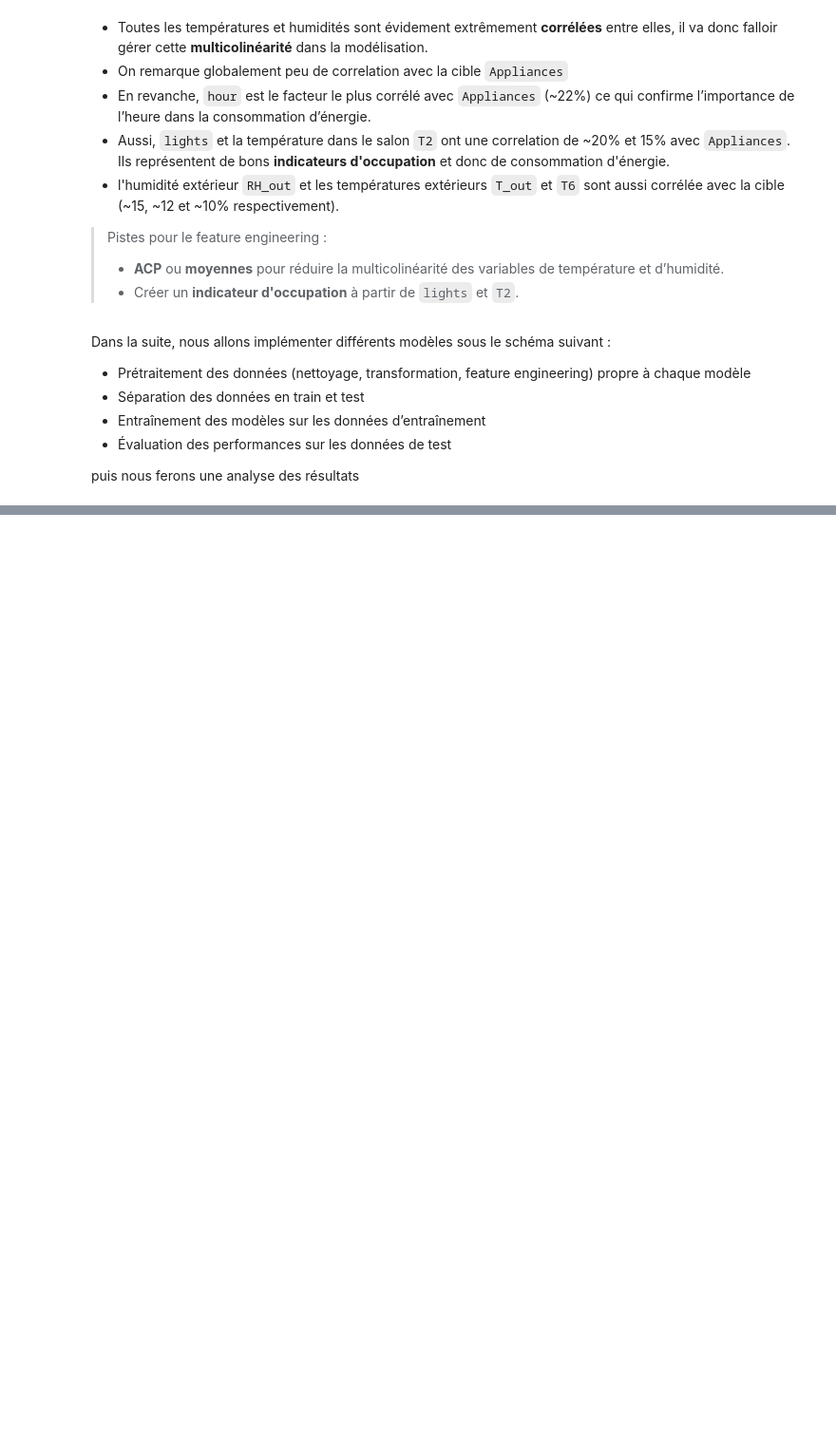
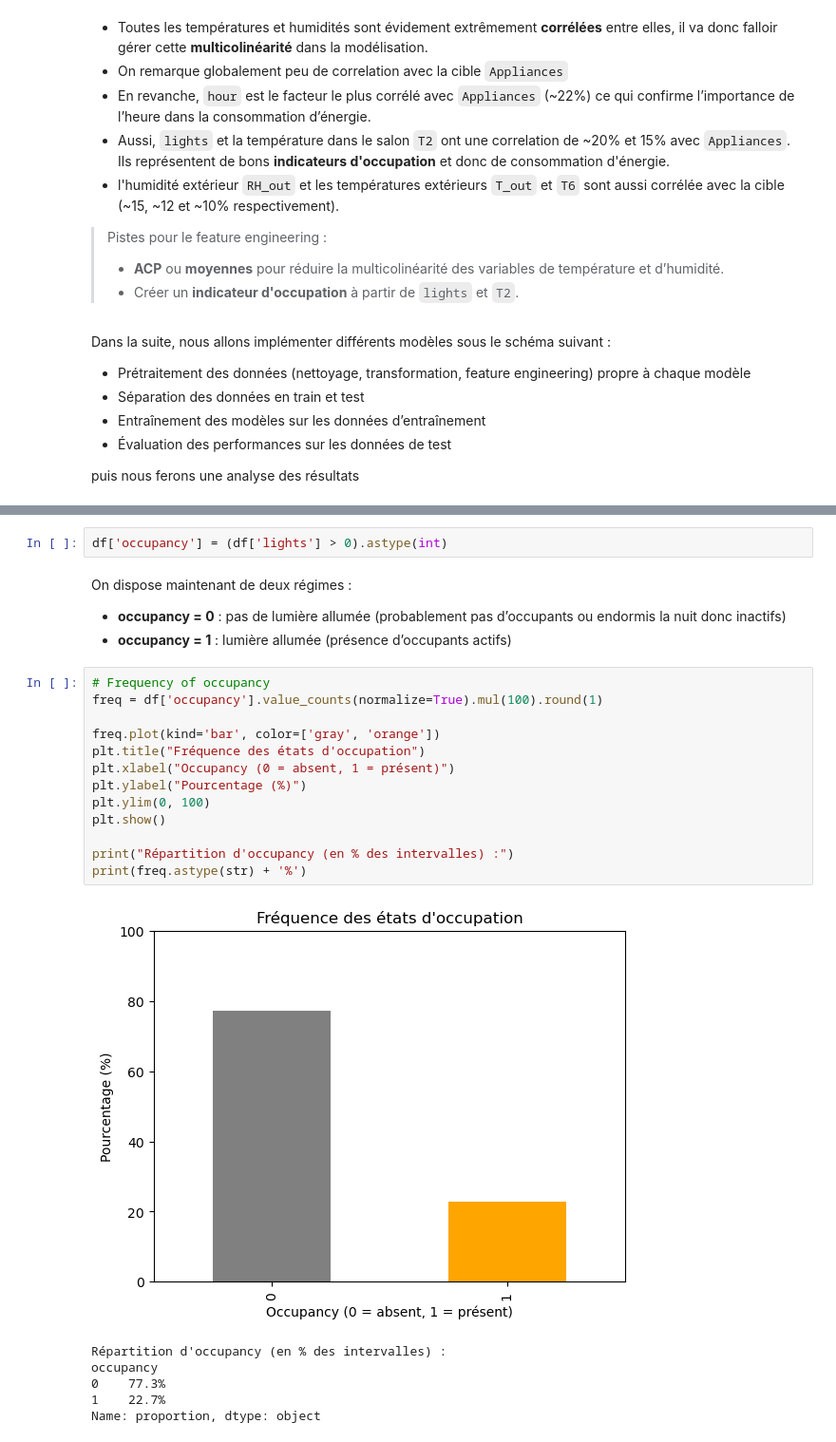
Before and after one commit to issagith/energy-consumption-prediction, a Jupyter notebook: main.ipynb, the cells around one changed output, grey strips where cells are left out. Shown at 95% size. Saved outputs shown, nothing was run; the diff lists cells and outputs as text; blank space fills up the shorter version.

```diff
--- a/main.ipynb
+++ b/main.ipynb
@@ -362,0 +382,26 @@ Index(['Appliances', 'lights', 'T1', 'RH_1', 'T2', 'RH_2', 'T3', 'RH_3', 'T4',
+# %%
+df['occupancy'] = (df['lights'] > 0).astype(int)
+# %% [markdown]
+On dispose maintenant de deux régimes :
+- **occupancy = 0** : pas de lumière allumée (probablement pas d’occupants ou endormis la nuit donc inactifs)
+- **occupancy = 1** : lumière allumée (présence d’occupants actifs)
+# %%
+# Frequency of occupancy
+freq = df['occupancy'].value_counts(normalize=True).mul(100).round(1)
+
+freq.plot(kind='bar', color=['gray', 'orange'])
+plt.title("Fréquence des états d'occupation")
+plt.xlabel("Occupancy (0 = absent, 1 = présent)")
+plt.ylabel("Pourcentage (%)")
+plt.ylim(0, 100)
+plt.show()
+
+print("Répartition d'occupancy (en % des intervalles) :")
+print(freq.astype(str) + '%')
+# %% [output]
+[figure, added]
+Répartition d'occupancy (en % des intervalles) :
+occupancy
+0    77.3%
+1    22.7%
+Name: proportion, dtype: object
```
Also changed, not shown: parts of 31 cells of this notebook.
